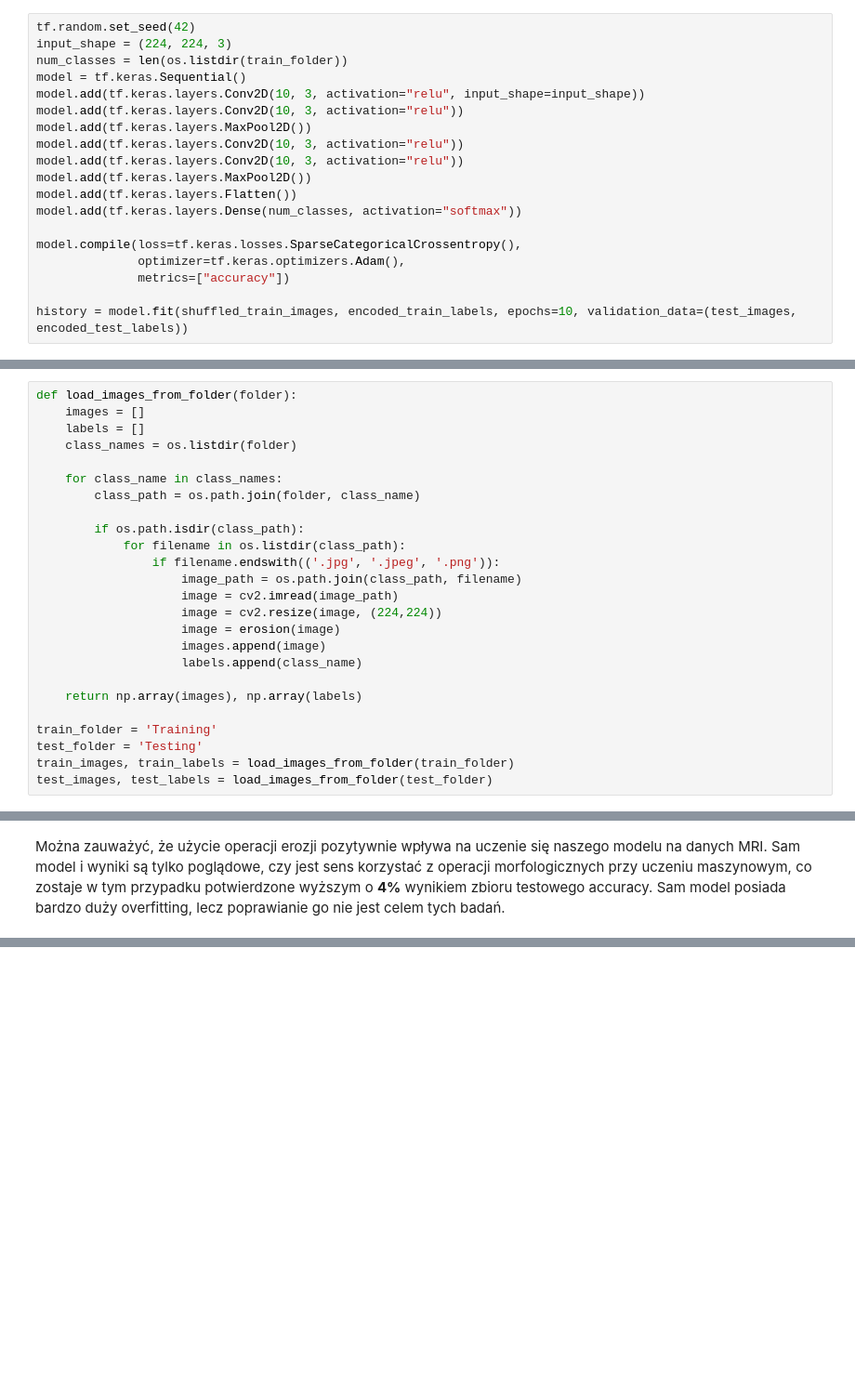
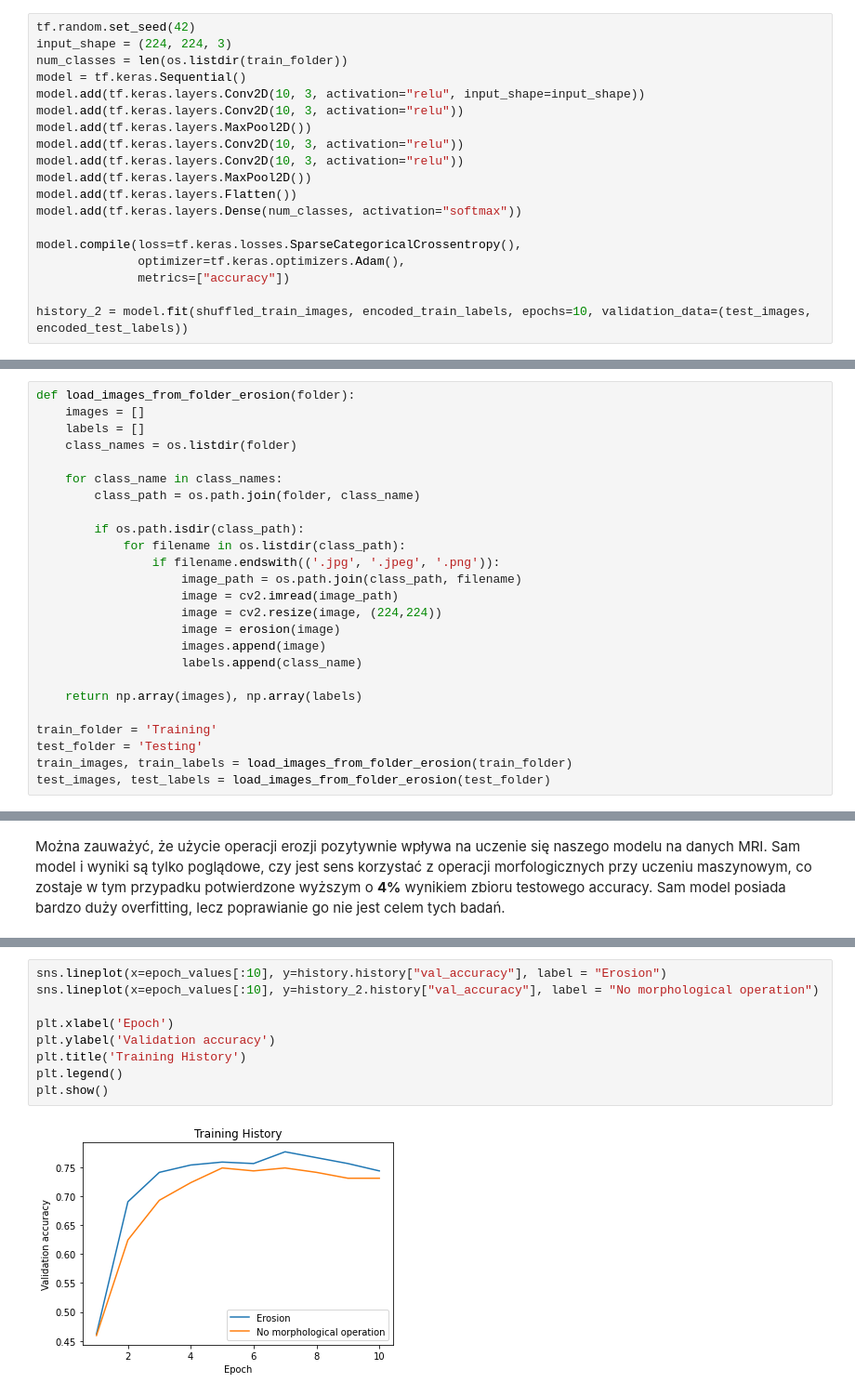
Before and after one commit to michni00/Morphological-Operations, a Jupyter notebook: Morph_Operations.ipynb, the cells around one changed output, grey strips where cells are left out. Shown at 93% size. Drawn from its saved outputs; the diff is of its cells as text; blank space fills up the shorter version.

```diff
--- a/Morph_Operations.ipynb
+++ b/Morph_Operations.ipynb
@@ -167,6 +168,6 @@ model.compile(loss=tf.keras.losses.SparseCategoricalCrossentropy(),
               optimizer=tf.keras.optimizers.Adam(),
               metrics=["accuracy"])
 
-history = model.fit(shuffled_train_images, encoded_train_labels, epochs=10, validation_data=(test_images, encoded_test_labels))
+history_2 = model.fit(shuffled_train_images, encoded_train_labels, epochs=10, validation_data=(test_images, encoded_test_labels))
 # %% [output]
 Epoch 1/10
@@ -192,7 +193,7 @@ Epoch 10/10
 # %% [markdown]
 ### Powtórzenie operacji na zdjęciach po użyciu operacji erozji.
 # %%
-def load_images_from_folder(folder):
+def load_images_from_folder_erosion(folder):
     images = []
     labels = []
     class_names = os.listdir(folder)
@@ -214,8 +215,8 @@ def load_images_from_folder(folder):
 
 train_folder = 'Training'
 test_folder = 'Testing'
-train_images, train_labels = load_images_from_folder(train_folder)
-test_images, test_labels = load_images_from_folder(test_folder)
+train_images, train_labels = load_images_from_folder_erosion(train_folder)
+test_images, test_labels = load_images_from_folder_erosion(test_folder)
 # %%
 train_data = list(zip(train_images, train_labels))
 np.random.shuffle(train_data)
@@ -269,0 +360,11 @@ Można zauważyć, że użycie operacji erozji pozytywnie wpływa na uczenie si
+# %%
+sns.lineplot(x=epoch_values[:10], y=history.history["val_accuracy"], label = "Erosion")
+sns.lineplot(x=epoch_values[:10], y=history_2.history["val_accuracy"], label = "No morphological operation")
+
+plt.xlabel('Epoch')
+plt.ylabel('Validation accuracy')
+plt.title('Training History')
+plt.legend()
+plt.show()
+# %% [output]
+[figure, added]
```
Also changed, not shown: parts of 8 cells of this notebook.
